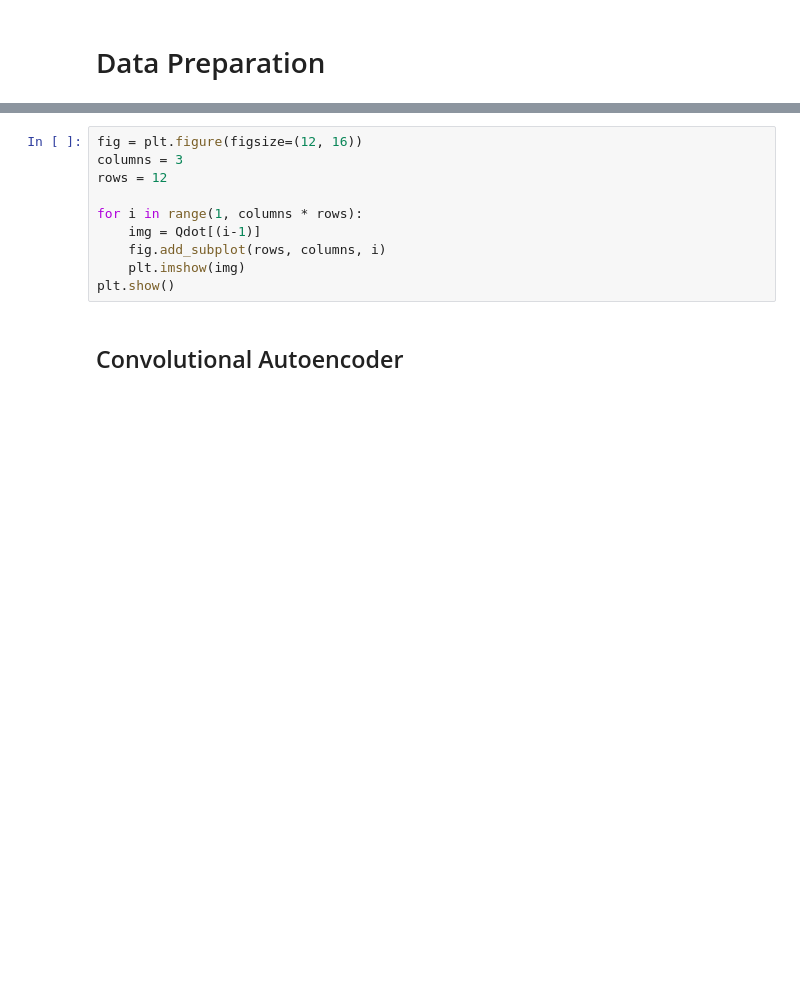
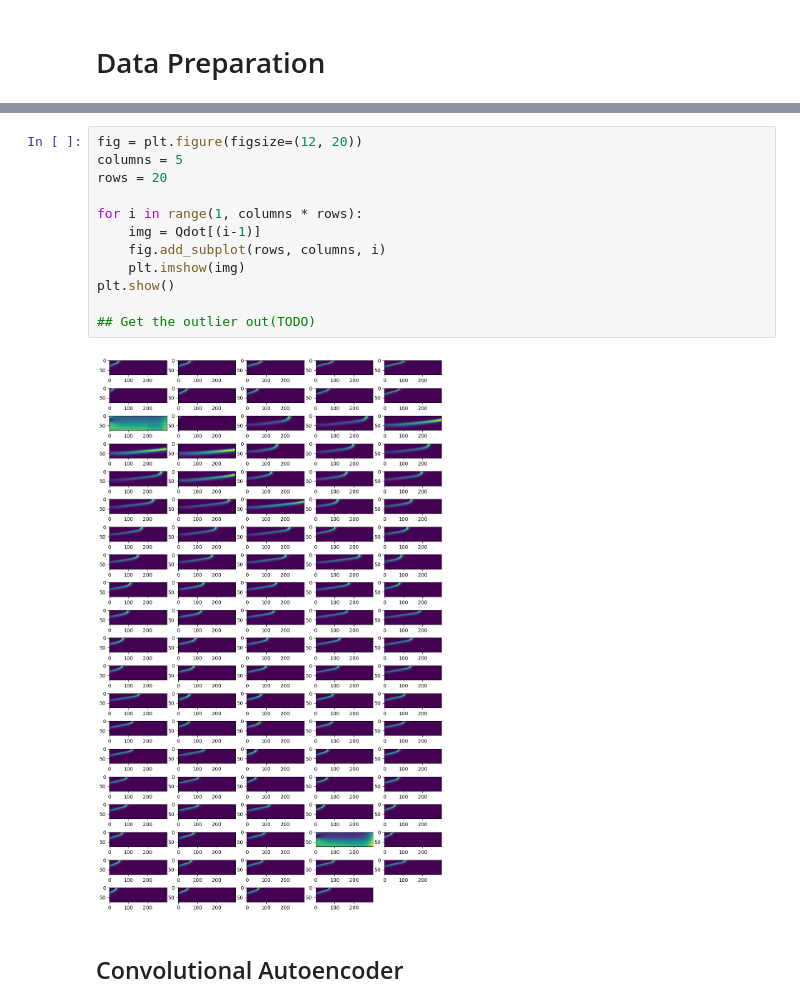
Before and after one commit to zzhuqshun/ML-for-dynamical-system, a Jupyter notebook: Autoencoder.ipynb, the cells around one changed output, grey strips where cells are left out. Cells and saved outputs as stored; diff of their text form; blank space fills up the shorter version.

```diff
--- a/Autoencoder.ipynb
+++ b/Autoencoder.ipynb
@@ -99,13 +166,17 @@ plt.imshow(np.reshape(Qdot[0],(75, 300)))
 # %%
-fig = plt.figure(figsize=(12, 16))
-columns = 3
-rows = 12
+fig = plt.figure(figsize=(12, 20))
+columns = 5
+rows = 20
 
 for i in range(1, columns * rows):
     img = Qdot[(i-1)]
     fig.add_subplot(rows, columns, i)
     plt.imshow(img)
 plt.show()
+
+## Get the outlier out(TODO)
+# %% [output]
+[figure, added]
 # %% [markdown]
 ## Convolutional Autoencoder
 # %%
```
Also changed, not shown: parts of 7 cells of this notebook.
